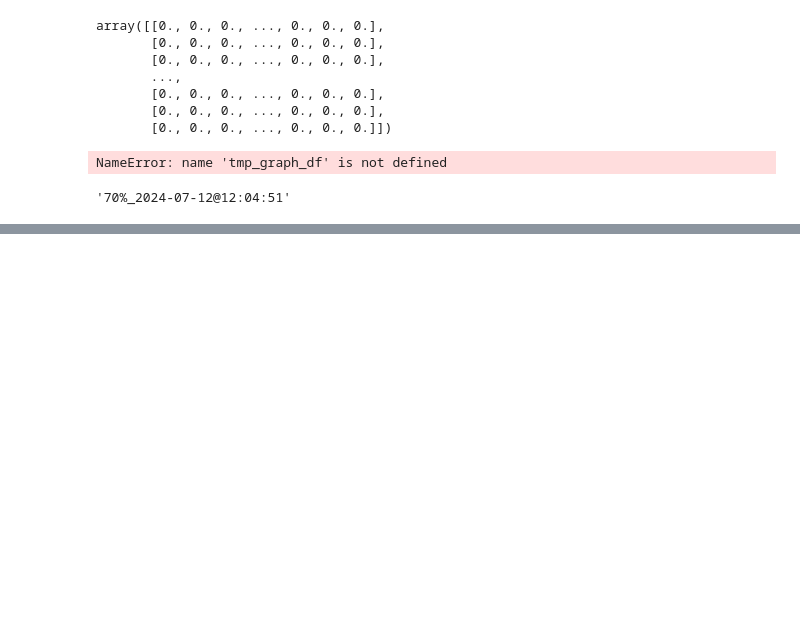
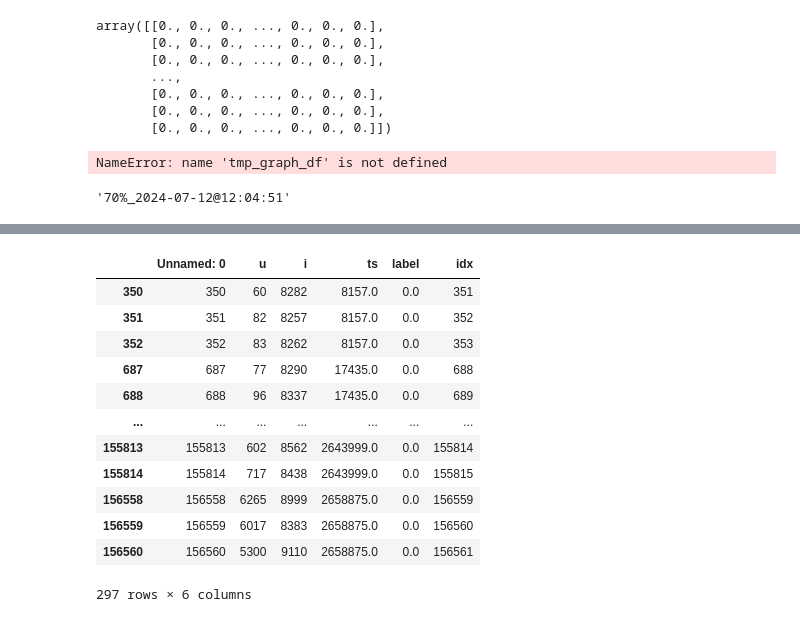
Before and after one commit to ansh997/DyGLib, a Jupyter notebook: TestNotebooks/test1.ipynb, the cells around one changed output, grey strips where cells are left out. Drawn from its saved outputs; the diff is of its cells as text; code cells hidden in the pictures; blank space fills up the shorter version.

```diff
--- a/TestNotebooks/test1.ipynb
+++ b/TestNotebooks/test1.ipynb
@@ -416,0 +428,2 @@ generate_id
+# %%
+value_counts = (graph_df['ts'].value_counts())
@@ -416,0 +434,5 @@ generate_id
+# %%
+# Find the timestamps that appear exactly three times
+timestamps_with_max_value_counts = value_counts[value_counts == max(value_counts)].index
+
+print(timestamps_with_max_value_counts)
@@ -416,0 +458,16 @@ generate_id
+# %%
+graph_df[graph_df['ts'].isin(timestamps_with_max_value_counts)]
+# %% [output]
+|  | Unnamed: 0 | u | i | ts | label | idx |
+| 350 | 350 | 60 | 8282 | 8157.0 | 0.0 | 351 |
+| 351 | 351 | 82 | 8257 | 8157.0 | 0.0 | 352 |
+| 352 | 352 | 83 | 8262 | 8157.0 | 0.0 | 353 |
+| 687 | 687 | 77 | 8290 | 17435.0 | 0.0 | 688 |
+| 688 | 688 | 96 | 8337 | 17435.0 | 0.0 | 689 |
+| ... | ... | ... | ... | ... | ... | ... |
+| 155813 | 155813 | 602 | 8562 | 2643999.0 | 0.0 | 155814 |
+| 155814 | 155814 | 717 | 8438 | 2643999.0 | 0.0 | 155815 |
+| 156558 | 156558 | 6265 | 8999 | 2658875.0 | 0.0 | 156559 |
+| 156559 | 156559 | 6017 | 8383 | 2658875.0 | 0.0 | 156560 |
+| 156560 | 156560 | 5300 | 9110 | 2658875.0 | 0.0 | 156561 |
+297 rows × 6 columns
```
Also changed, not shown: parts of 5 cells of this notebook, 31 other files.
